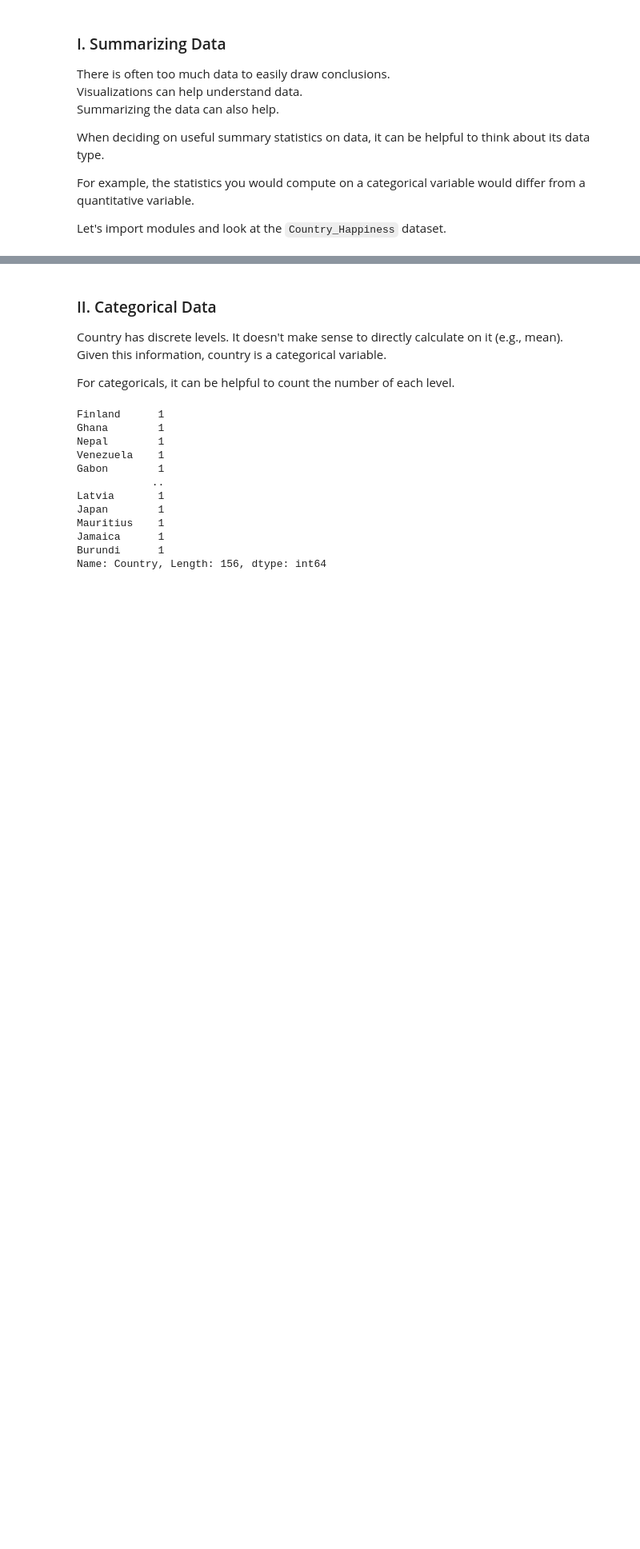
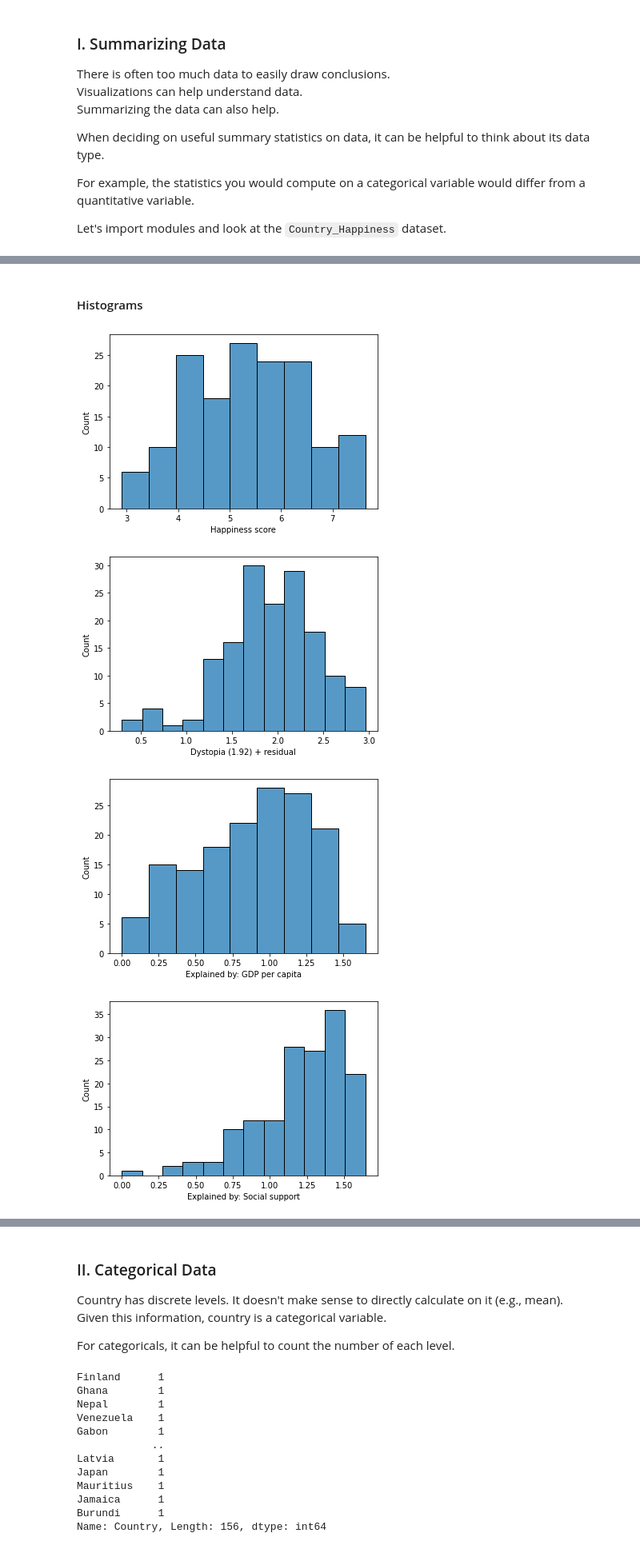
Before and after one commit to PredictioNN/intro_data_science_course, a Jupyter notebook: semester1/week_11_12_visualize_summarize/summarization.ipynb, the cells around one changed output, grey strips where cells are left out. Shown at 80% size. Saved outputs shown, nothing was run; the diff lists cells and outputs as text; code cells hidden in the pictures; blank space fills up the shorter version.

```diff
--- a/semester1/week_11_12_visualize_summarize/summarization.ipynb
+++ b/semester1/week_11_12_visualize_summarize/summarization.ipynb
@@ -47,3 +48,17 @@ df.head(3)
 | 0 | Finland | 7.632 | 7.695 | 7.569 | 2.595 | 1.305 | ... |
 | 1 | Norway | 7.594 | 7.657 | 7.530 | 2.383 | 1.456 | ... |
 | 2 | Denmark | 7.555 | 7.623 | 7.487 | 2.370 | 1.351 | ... |
+# %% [markdown]
+#### Histograms
+# %%
+vars_exclude = ['Country','Whisker-high','Whisker-low']
+
+for var in df.columns:
+    if var not in vars_exclude:
+        sns.histplot(df[var])
+        plt.show()
+# %% [output]
+[figure, added]
+[figure, added]
+[figure, added]
+[figure, added]
```
Also changed, not shown: parts of 19 cells of this notebook, 3 other files.
